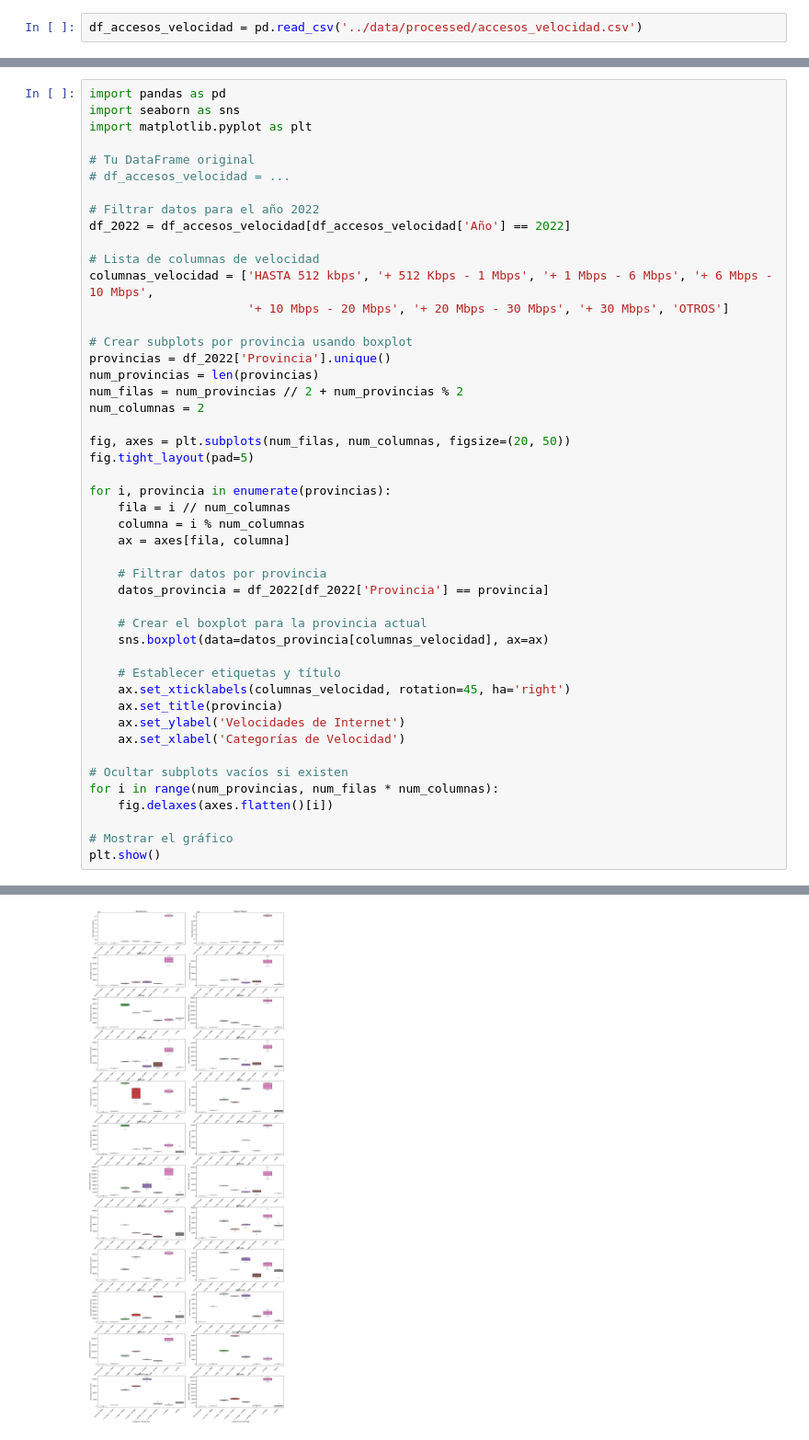
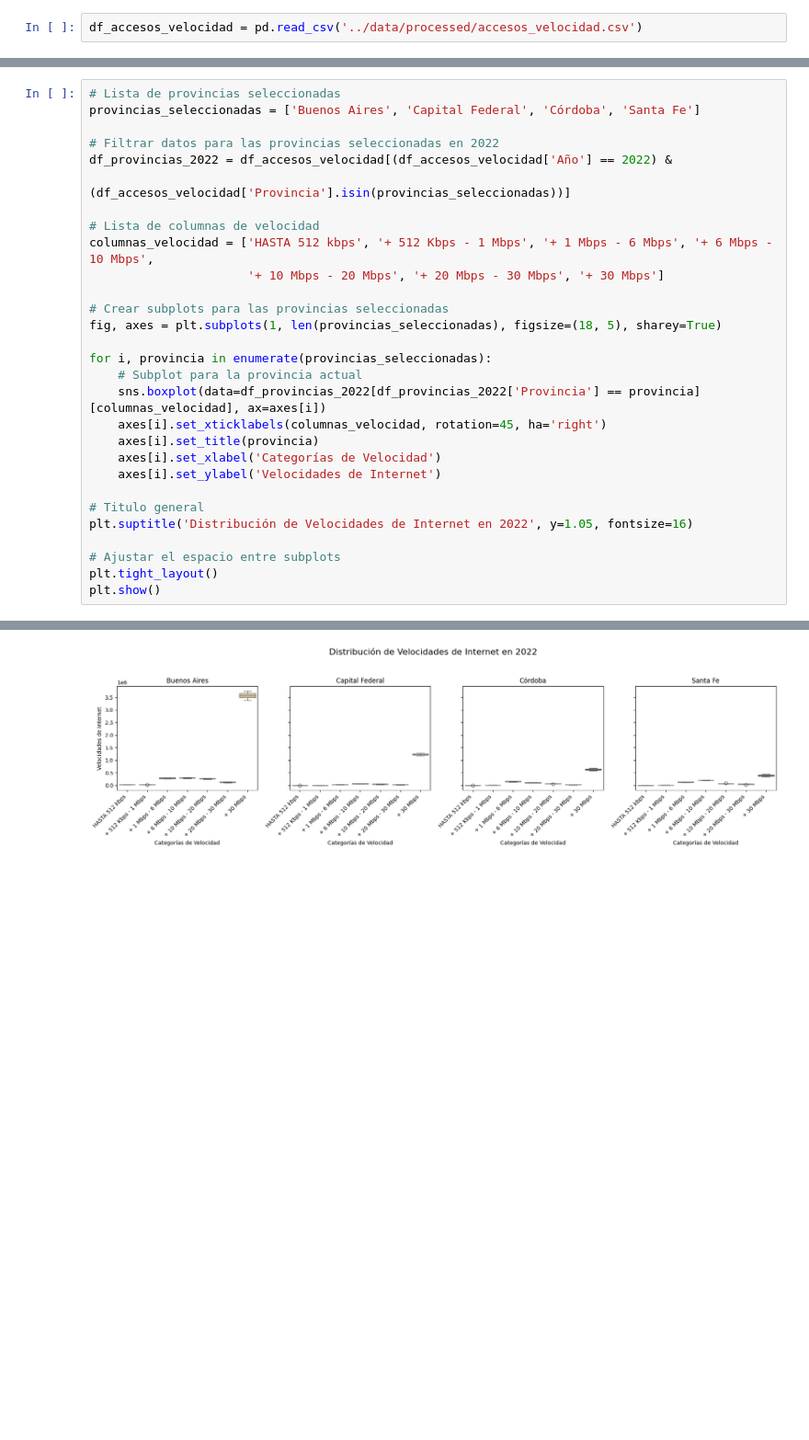
Before and after one commit to Paniceres/PI_Data_Analitycs, a Jupyter notebook: notebooks/EDA.ipynb, the cells around one changed output, grey strips where cells are left out. Shown at 92% size. Saved outputs shown, nothing was run; the diff lists cells and outputs as text; blank space fills up the shorter version.

Commit message:
feat(viz): working on graphs

```diff
--- a/notebooks/EDA.ipynb
+++ b/notebooks/EDA.ipynb
@@ -107,48 +251,30 @@ df_accesos_velocidad
 # %%
-import pandas as pd
-import seaborn as sns
-import matplotlib.pyplot as plt
+# Lista de provincias seleccionadas
+provincias_seleccionadas = ['Buenos Aires', 'Capital Federal', 'Córdoba', 'Santa Fe']
 
-# Tu DataFrame original
-# df_accesos_velocidad = ...
-
-# Filtrar datos para el año 2022
-df_2022 = df_accesos_velocidad[df_accesos_velocidad['Año'] == 2022]
+# Filtrar datos para las provincias seleccionadas en 2022
+df_provincias_2022 = df_accesos_velocidad[(df_accesos_velocidad['Año'] == 2022) &
+                                           (df_accesos_velocidad['Provincia'].isin(provincias_seleccionadas))]
 
 # Lista de columnas de velocidad
 columnas_velocidad = ['HASTA 512 kbps', '+ 512 Kbps - 1 Mbps', '+ 1 Mbps - 6 Mbps', '+ 6 Mbps - 10 Mbps',
-                      '+ 10 Mbps - 20 Mbps', '+ 20 Mbps - 30 Mbps', '+ 30 Mbps', 'OTROS']
+                      '+ 10 Mbps - 20 Mbps', '+ 20 Mbps - 30 Mbps', '+ 30 Mbps']
 
-# Crear subplots por provincia usando boxplot
-provincias = df_2022['Provincia'].unique()
-num_provincias = len(provincias)
-num_filas = num_provincias // 2 + num_provincias % 2
-num_columnas = 2
+# Crear subplots para las provincias seleccionadas
+fig, axes = plt.subplots(1, len(provincias_seleccionadas), figsize=(18, 5), sharey=True)
 
-fig, axes = plt.subplots(num_filas, num_columnas, figsize=(20, 50))
-fig.tight_layout(pad=5)
+for i, provincia in enumerate(provincias_seleccionadas):
+    # Subplot para la provincia actual
+    sns.boxplot(data=df_provincias_2022[df_provincias_2022['Provincia'] == provincia][columnas_velocidad], ax=axes[i])
+    axes[i].set_xticklabels(columnas_velocidad, rotation=45, ha='right')
+    axes[i].set_title(provincia)
+    axes[i].set_xlabel('Categorías de Velocidad')
+    axes[i].set_ylabel('Velocidades de Internet')
 
-for i, provincia in enumerate(provincias):
-    fila = i // num_columnas
-    columna = i % num_columnas
-    ax = axes[fila, columna]
+# Titulo general
+plt.suptitle('Distribución de Velocidades de Internet en 2022', y=1.05, fontsize=16)
 
-    # Filtrar datos por provincia
-    datos_provincia = df_2022[df_2022['Provincia'] == provincia]
-
-    # Crear el boxplot para la provincia actual
-    sns.boxplot(data=datos_provincia[columnas_velocidad], ax=ax)
-
-    # Establecer etiquetas y título
-    ax.set_xticklabels(columnas_velocidad, rotation=45, ha='right')
-    ax.set_title(provincia)
-    ax.set_ylabel('Velocidades de Internet')
-    ax.set_xlabel('Categorías de Velocidad')
-
-# Ocultar subplots vacíos si existen
-for i in range(num_provincias, num_filas * num_columnas):
-    fig.delaxes(axes.flatten()[i])
-
-# Mostrar el gráfico
+# Ajustar el espacio entre subplots
+plt.tight_layout()
 plt.show()
 # %% [output]
@@ -155 +291 @@ plt.show()
-[figure, old version]
+[figure, new version]
```
Also changed, not shown: parts of 23 cells of this notebook, 8 other files.
